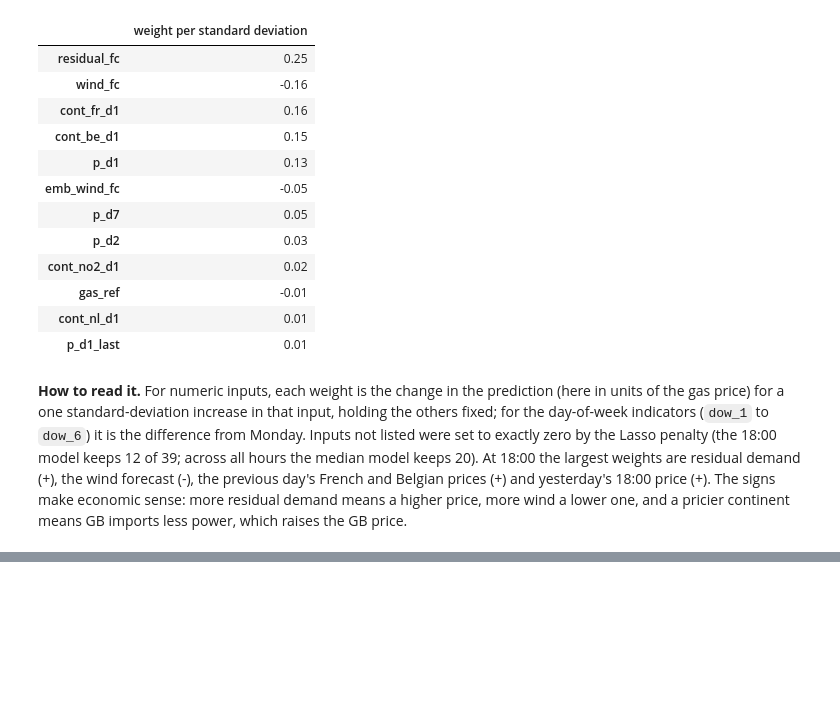
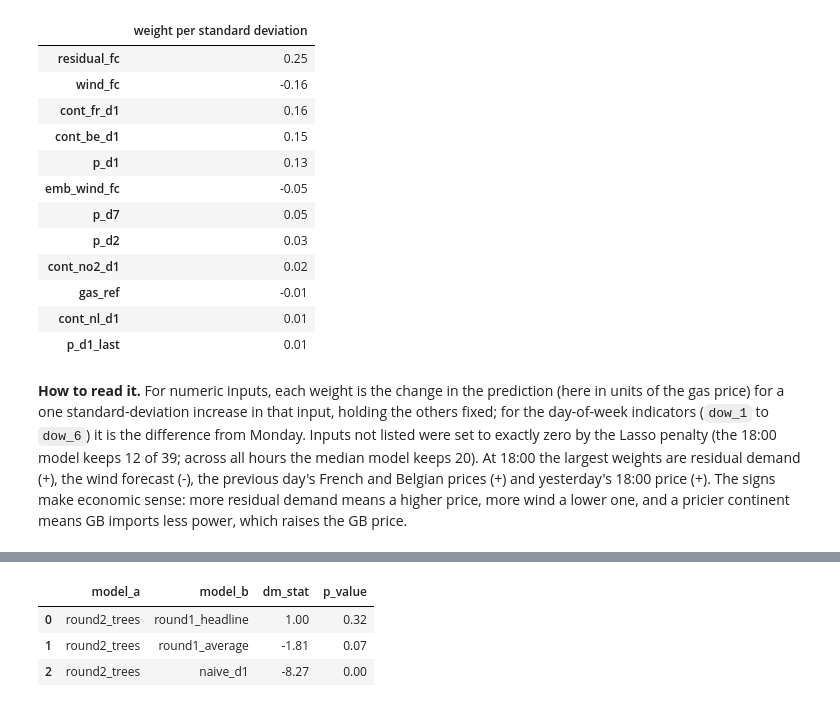
Before and after one commit to filippobounous/gb-day-ahead-price-forecast, a Jupyter notebook: notebooks/walkthrough.ipynb, the cells around one changed output, grey strips where cells are left out. Saved outputs shown, nothing was run; the diff lists cells and outputs as text; code cells hidden in the pictures; blank space fills up the shorter version.

```diff
--- a/notebooks/walkthrough.ipynb
+++ b/notebooks/walkthrough.ipynb
@@ -435,0 +506,7 @@ Lasso (lasso_ratio), 18:00 model: 12 of 39 inputs kept
+# %%
+pd.read_csv(RESULTS / "round2_test_diebold_mariano.csv")
+# %% [output]
+|  | model_a | model_b | dm_stat | p_value |
+| 0 | round2_trees | round1_headline | 1.00 | 0.32 |
+| 1 | round2_trees | round1_average | -1.81 | 0.07 |
+| 2 | round2_trees | naive_d1 | -8.27 | 0.00 |
```
Also changed, not shown: parts of 16 cells of this notebook, 9 other files.
